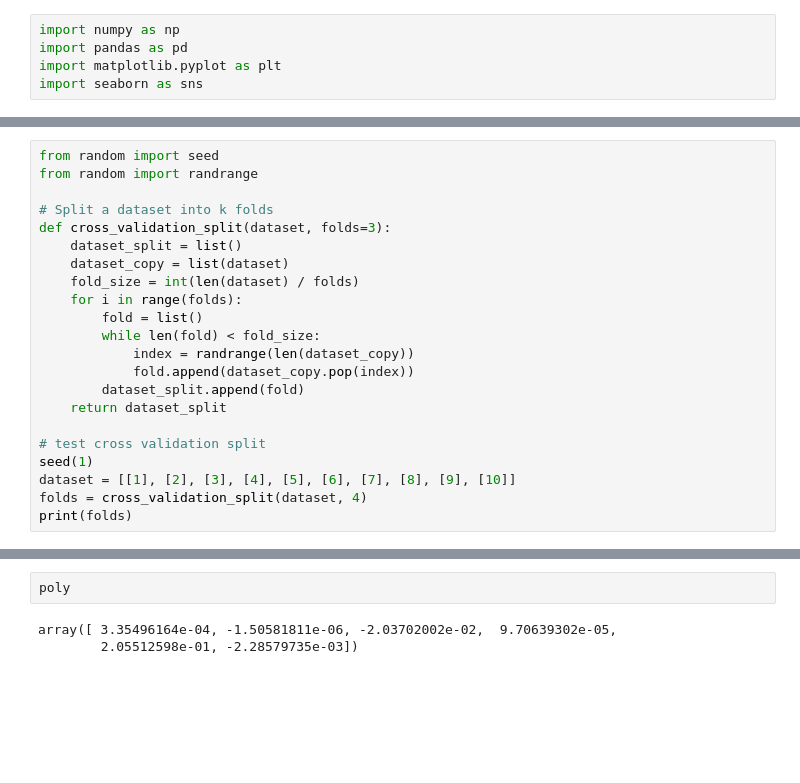
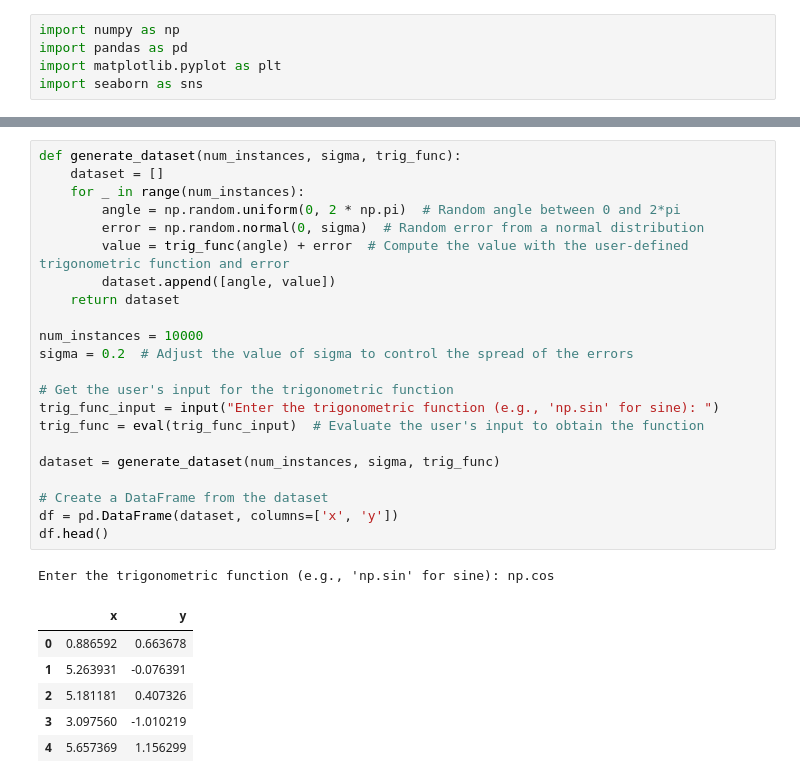
Before and after one commit to g-4-gagan/Machine-learning, a Jupyter notebook: Practice/AssignmentPractice.ipynb, the cells around one changed output, grey strips where cells are left out. Cells and saved outputs as stored; diff of their text form; blank space fills up the shorter version.

```diff
--- a/Practice/AssignmentPractice.ipynb
+++ b/Practice/AssignmentPractice.ipynb
@@ -75,22 +13,0 @@ indexed_list = a_list[:excluded_index] + a_list[excluded_index+1:]
-# %%
-from random import seed
-from random import randrange
-
-# Split a dataset into k folds
-def cross_validation_split(dataset, folds=3):
-    dataset_split = list()
-    dataset_copy = list(dataset)
-    fold_size = int(len(dataset) / folds)
-    for i in range(folds):
-        fold = list()
-        while len(fold) < fold_size:
-            index = randrange(len(dataset_copy))
-            fold.append(dataset_copy.pop(index))
-        dataset_split.append(fold)
-    return dataset_split
-
-# test cross validation split
-seed(1)
-dataset = [[1], [2], [3], [4], [5], [6], [7], [8], [9], [10]]
-folds = cross_validation_split(dataset, 4)
-print(folds)
@@ -189,5 +14,30 @@ Polynomial of degree  10 :
-# %%
-poly
-# %% [output]
-array([ 3.35496164e-04, -1.50581811e-06, -2.03702002e-02,  9.70639302e-05,
-        2.05512598e-01, -2.28579735e-03])
+# %%
+def generate_dataset(num_instances, sigma, trig_func):
+    dataset = []
+    for _ in range(num_instances):
+        angle = np.random.uniform(0, 2 * np.pi)  # Random angle between 0 and 2*pi
+        error = np.random.normal(0, sigma)  # Random error from a normal distribution
+        value = trig_func(angle) + error  # Compute the value with the user-defined trigonometric function and error
+        dataset.append([angle, value])
+    return dataset
+
+num_instances = 10000
+sigma = 0.2  # Adjust the value of sigma to control the spread of the errors
+
+# Get the user's input for the trigonometric function
+trig_func_input = input("Enter the trigonometric function (e.g., 'np.sin' for sine): ")
+trig_func = eval(trig_func_input)  # Evaluate the user's input to obtain the function
+
+dataset = generate_dataset(num_instances, sigma, trig_func)
+
+# Create a DataFrame from the dataset
+df = pd.DataFrame(dataset, columns=['x', 'y'])
+df.head()
+# %% [output]
+Enter the trigonometric function (e.g., 'np.sin' for sine): np.cos
+|  | x | y |
+| 0 | 0.886592 | 0.663678 |
+| 1 | 5.263931 | -0.076391 |
+| 2 | 5.181181 | 0.407326 |
+| 3 | 3.097560 | -1.010219 |
+| 4 | 5.657369 | 1.156299 |
```
Also changed, not shown: parts of 24 cells of this notebook.
